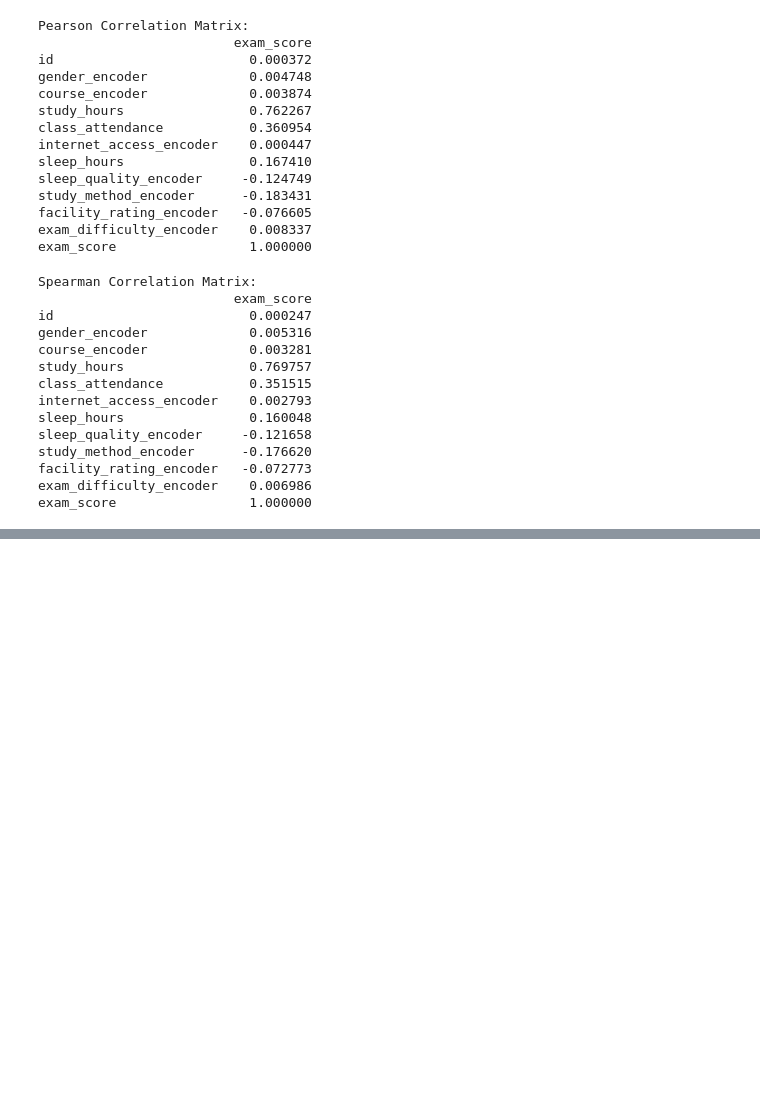
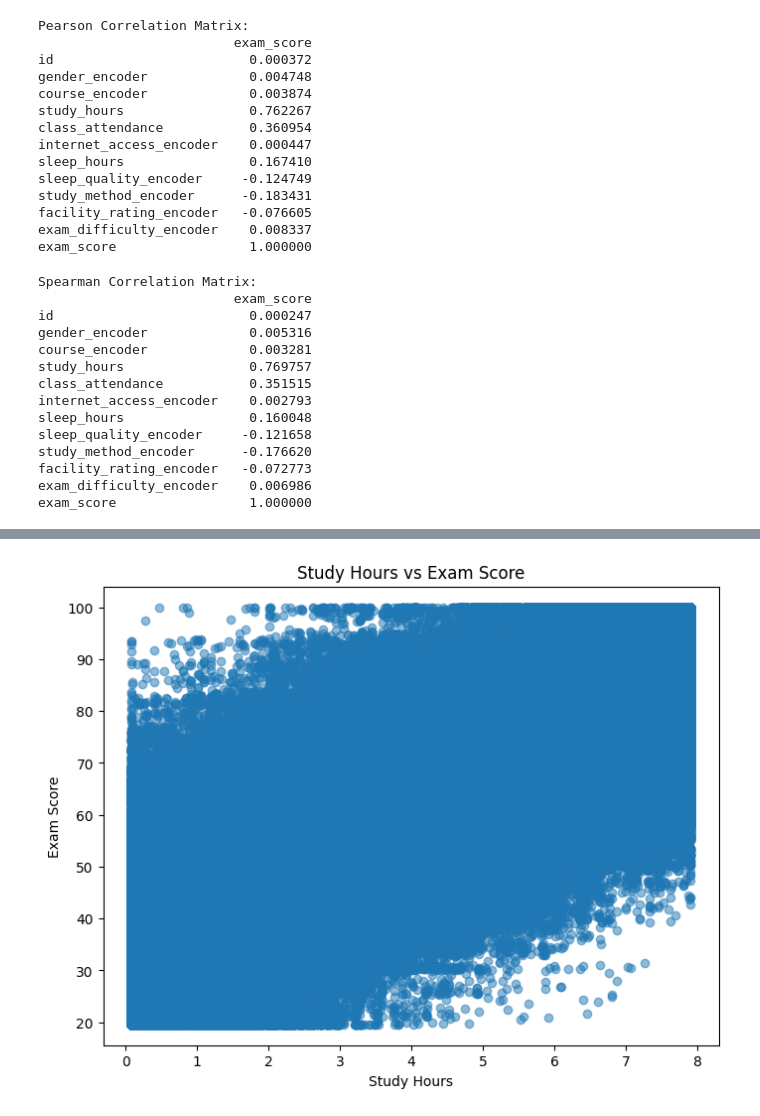
Before and after one commit to Aashiee3/Student-Exam-Score-Kagge-Competition, a Jupyter notebook: Student exam score/student_exam_score.ipynb, the cells around one changed output, grey strips where cells are left out. Cells and saved outputs as stored; diff of their text form; code cells hidden in the pictures; blank space fills up the shorter version.

```diff
--- a/Student exam score/student_exam_score.ipynb
+++ b/Student exam score/student_exam_score.ipynb
@@ -274,0 +419,16 @@ len(train_df)
+# %%
+
+
+plt.figure(figsize=(8, 6))
+plt.scatter(
+    train_df['study_hours'],
+    train_df['exam_score'],
+    alpha=0.5
+)
+
+plt.title('Study Hours vs Exam Score')
+plt.xlabel('Study Hours')
+plt.ylabel('Exam Score')
+plt.show()
+# %% [output]
+[figure, added]
```
Also changed, not shown: parts of 8 cells of this notebook.
